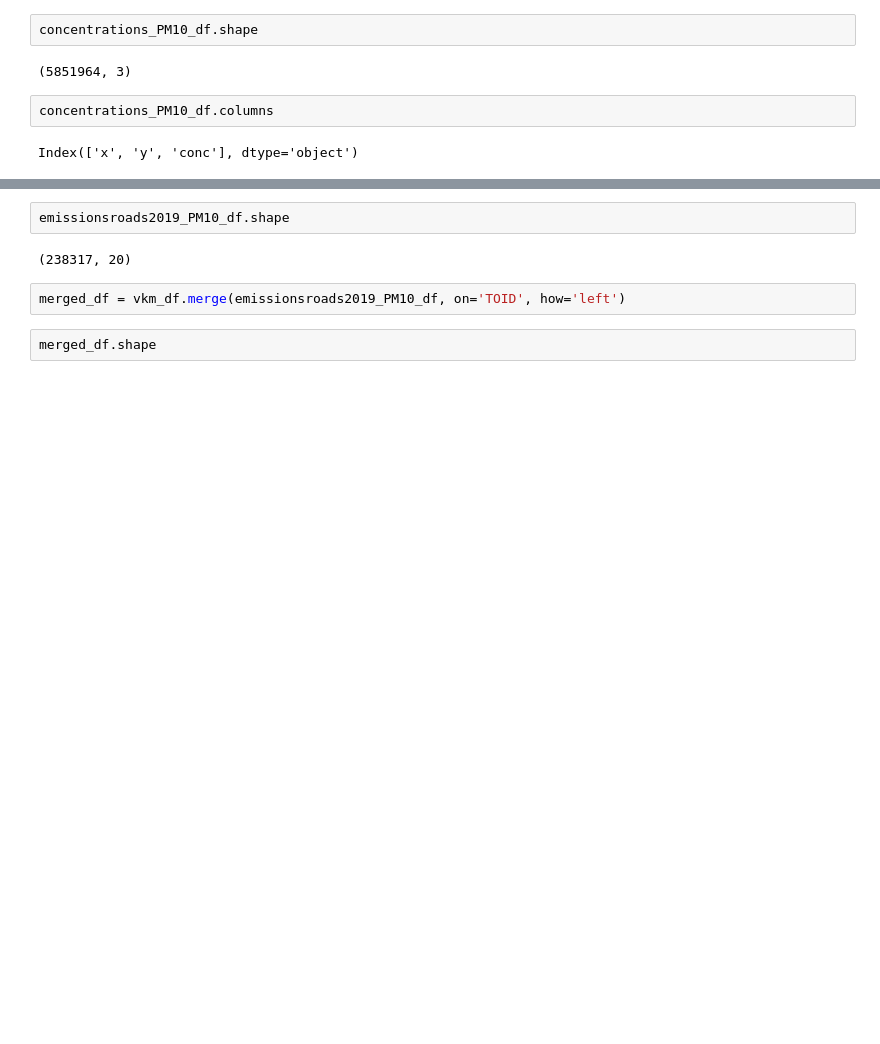
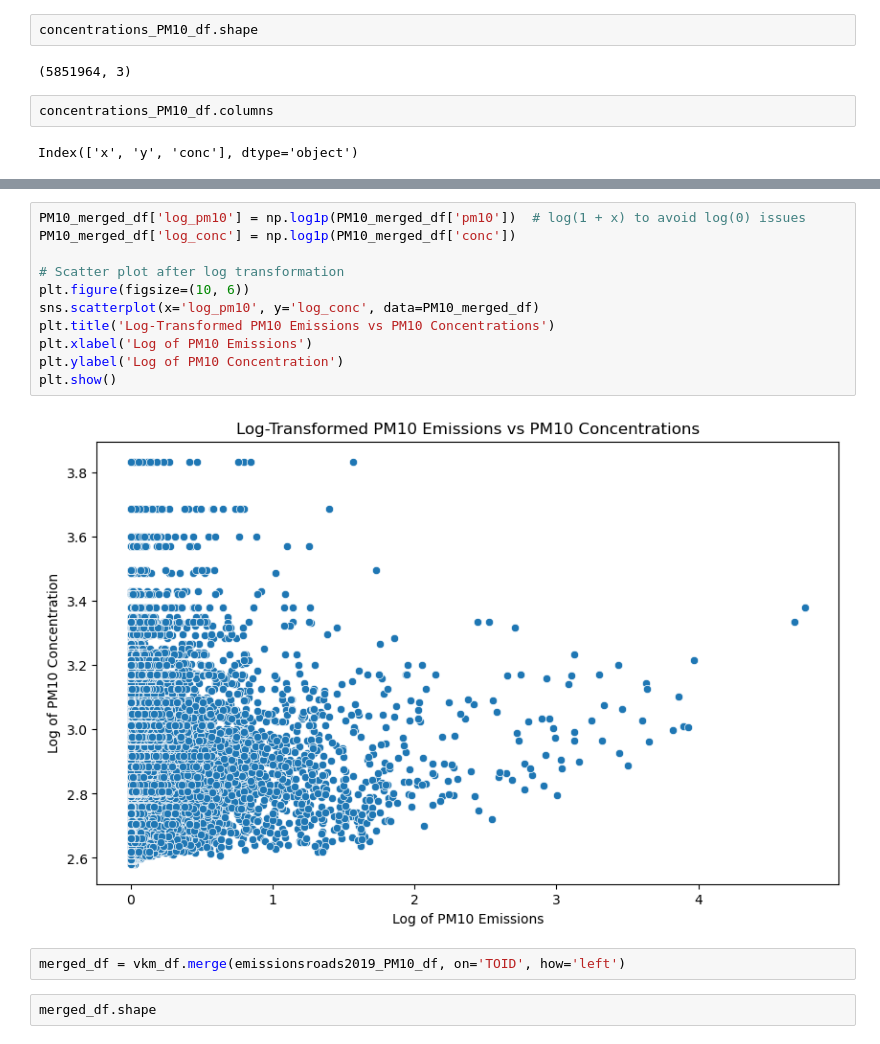
Before and after one commit to stefanopalu/MLendofmod_assignment, a Jupyter notebook: 2019LAEI.ipynb, the cells around one changed output, grey strips where cells are left out. Drawn from its saved outputs; the diff is of its cells as text; blank space fills up the shorter version.

```diff
--- a/2019LAEI.ipynb
+++ b/2019LAEI.ipynb
@@ -206,7 +301,16 @@ vkm_df.shape
 # %%
-emissionsroads2019_PM10_df.shape
+PM10_merged_df['log_pm10'] = np.log1p(PM10_merged_df['pm10'])  # log(1 + x) to avoid log(0) issues
+PM10_merged_df['log_conc'] = np.log1p(PM10_merged_df['conc'])
+
+# Scatter plot after log transformation
+plt.figure(figsize=(10, 6))
+sns.scatterplot(x='log_pm10', y='log_conc', data=PM10_merged_df)
+plt.title('Log-Transformed PM10 Emissions vs PM10 Concentrations')
+plt.xlabel('Log of PM10 Emissions')
+plt.ylabel('Log of PM10 Concentration')
+plt.show()
 # %% [output]
-(238317, 20)
+[figure, added]
 # %%
 merged_df = vkm_df.merge(emissionsroads2019_PM10_df, on='TOID', how='left')
 # %%
```
Also changed, not shown: parts of 20 cells of this notebook, 2 other files.
